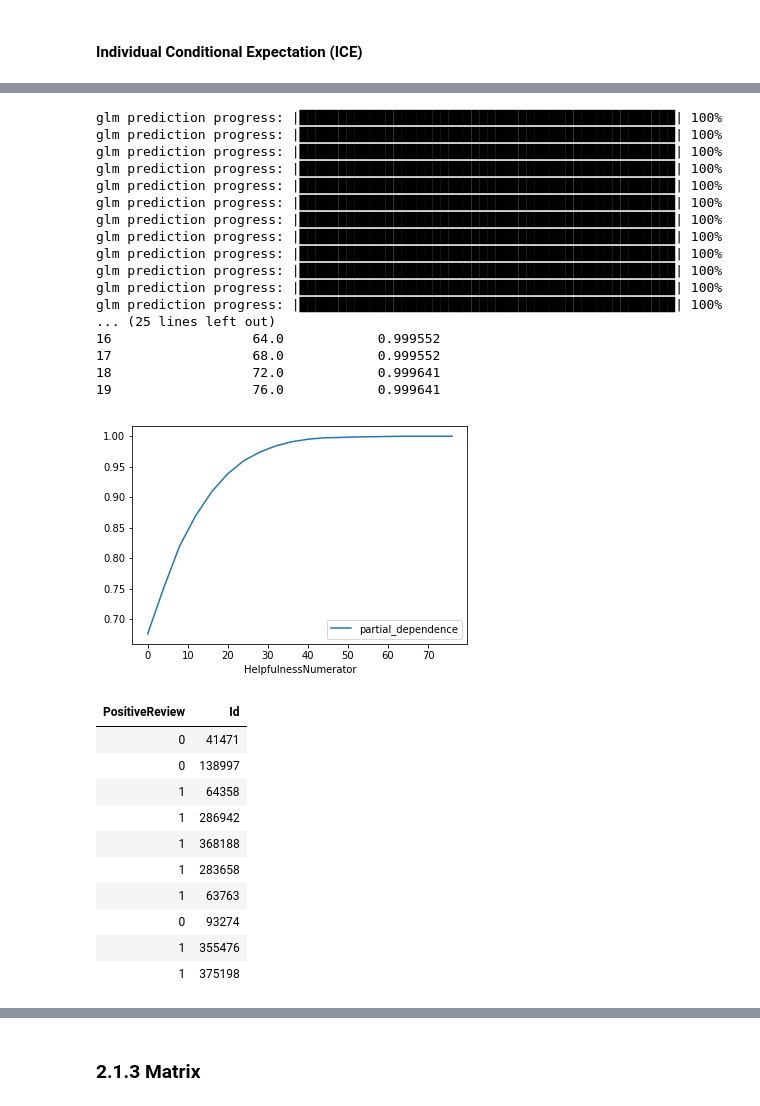
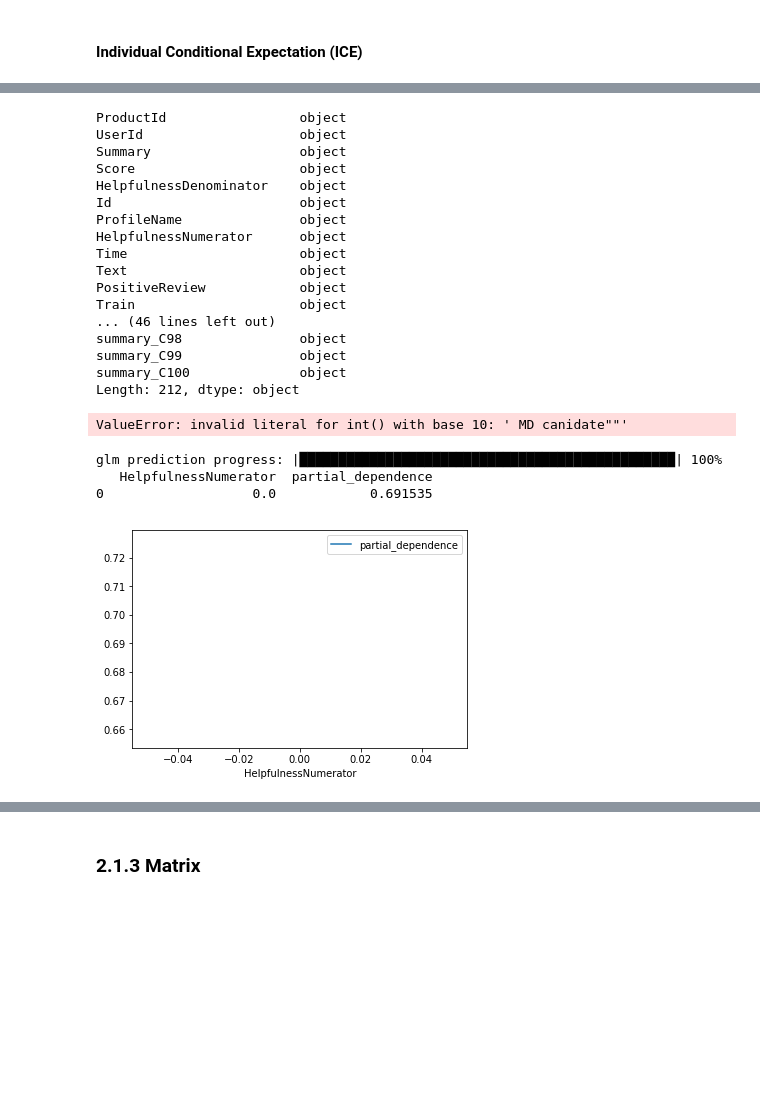
Before and after one commit to MandyMY/AI-Addin, a Jupyter notebook: Final Project.ipynb, the cells around one changed output, grey strips where cells are left out. Cells and saved outputs as stored; diff of their text form; code cells hidden in the pictures; blank space fills up the shorter version.

```diff
--- a/Final Project.ipynb
+++ b/Final Project.ipynb
@@ -283,3 +383,27 @@ PartialDependencePlot progress: |███████████████
+# %%
+print(ext_test_new_df.dtypes)
+# %% [output]
+ProductId                 object
+UserId                    object
+Summary                   object
+Score                     object
+HelpfulnessDenominator    object
+Id                        object
+ProfileName               object
+HelpfulnessNumerator      object
+Time                      object
+Text                      object
+PositiveReview            object
+Train                     object
+... (46 lines left out)
+summary_C98               object
+summary_C99               object
+summary_C100              object
+Length: 212, dtype: object
+# %%
+ext_test_new_df[['HelpfulnessNumerator']] = ext_test_new_df[['HelpfulnessNumerator']].astype(int)
+# %% [output]
+ValueError: invalid literal for int() with base 10: ' MD canidate""'
 # %%
 def par_dep(xs, frame, model, resolution=20, bins=None):
 
@@ -301,49 +425,34 @@ def par_dep(xs, frame, model, resolution=20, bins=None):
 
     # cache original data
     col_cache = h2o.deep_copy(frame[xs], xid='col_cache')
 
     # determine values at which to calculate partial dependency
     if bins == None:
         min_ = frame[xs].min()
         max_ = frame[xs].max()
-        by = (max_ - min_)/resolution
+        by = max_ - min_/resolution
         bins = np.arange(min_, max_, by)
-
     # calculate partial dependency
     # by setting column of interest to constant
     for j in bins:
         frame[xs] = j
         par_dep_i = model.predict(frame)
         par_dep_j = par_dep_i.mean()[0]
         par_dep_frame = par_dep_frame.append({xs:j,
                                               'partial_dependence': par_dep_j},
                                               ignore_index=True)
 
     # return input frame to original cached state
     frame[xs] = h2o.get_frame('col_cache')
 
     return par_dep_frame
 
 # show some output
 par_dep_HelpfulnessNumerator = par_dep('HelpfulnessNumerator', ext_test_new, local_glm_plus)
 par_dep_HelpfulnessNumerator.plot.line(x='HelpfulnessNumerator', y='partial_dependence')
 print(par_dep_HelpfulnessNumerator)
 # %% [output]
 glm prediction progress: |████████████████████████████████████████████████| 100%
-glm prediction progress: |████████████████████████████████████████████████| 100%
-glm prediction progress: |████████████████████████████████████████████████| 100%
-glm prediction progress: |████████████████████████████████████████████████| 100%
-glm prediction progress: |████████████████████████████████████████████████| 100%
-glm prediction progress: |████████████████████████████████████████████████| 100%
-glm prediction progress: |████████████████████████████████████████████████| 100%
-glm prediction progress: |████████████████████████████████████████████████| 100%
-glm prediction progress: |████████████████████████████████████████████████| 100%
-glm prediction progress: |████████████████████████████████████████████████| 100%
-glm prediction progress: |████████████████████████████████████████████████| 100%
-glm prediction progress: |████████████████████████████████████████████████| 100%
-... (25 lines left out)
-16                  64.0            0.999552
-17                  68.0            0.999552
-18                  72.0            0.999641
-19                  76.0            0.999641
+   HelpfulnessNumerator  partial_dependence
+0                   0.0            0.691535
-[figure, old version]
+[figure, new version]
@@ -356,17 +459,3 @@ ext_test_new_s = ext_test_new_s1.cbind(ext_test_new_s2)
-# %%
-ext_test_new_s.head()
-# %% [output]
-| PositiveReview | Id |
-| 0 | 41471 |
-| 0 | 138997 |
-| 1 | 64358 |
-| 1 | 286942 |
-| 1 | 368188 |
-| 1 | 283658 |
-| 1 | 63763 |
-| 0 | 93274 |
-| 1 | 355476 |
-| 1 | 375198 |
 # %%
 def get_quantile_dict(y, id_, frame):
 
```
Also changed, not shown: parts of 27 cells of this notebook, 2 other files.
